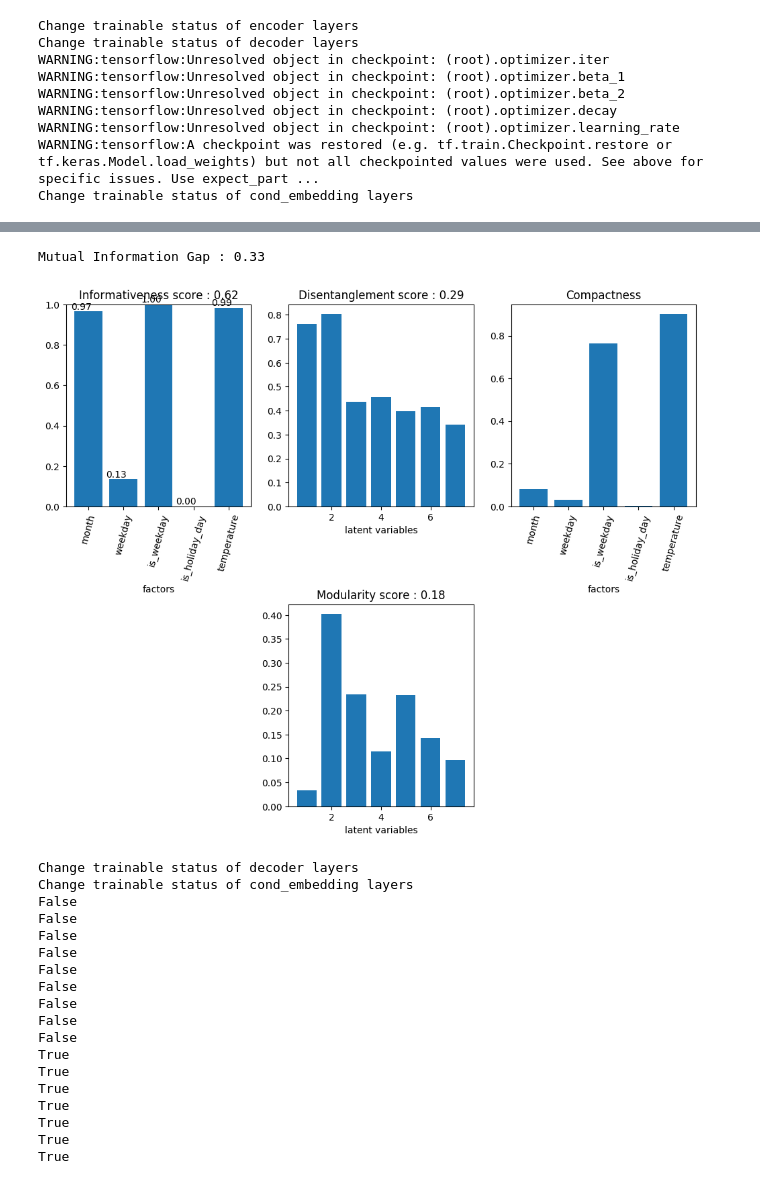
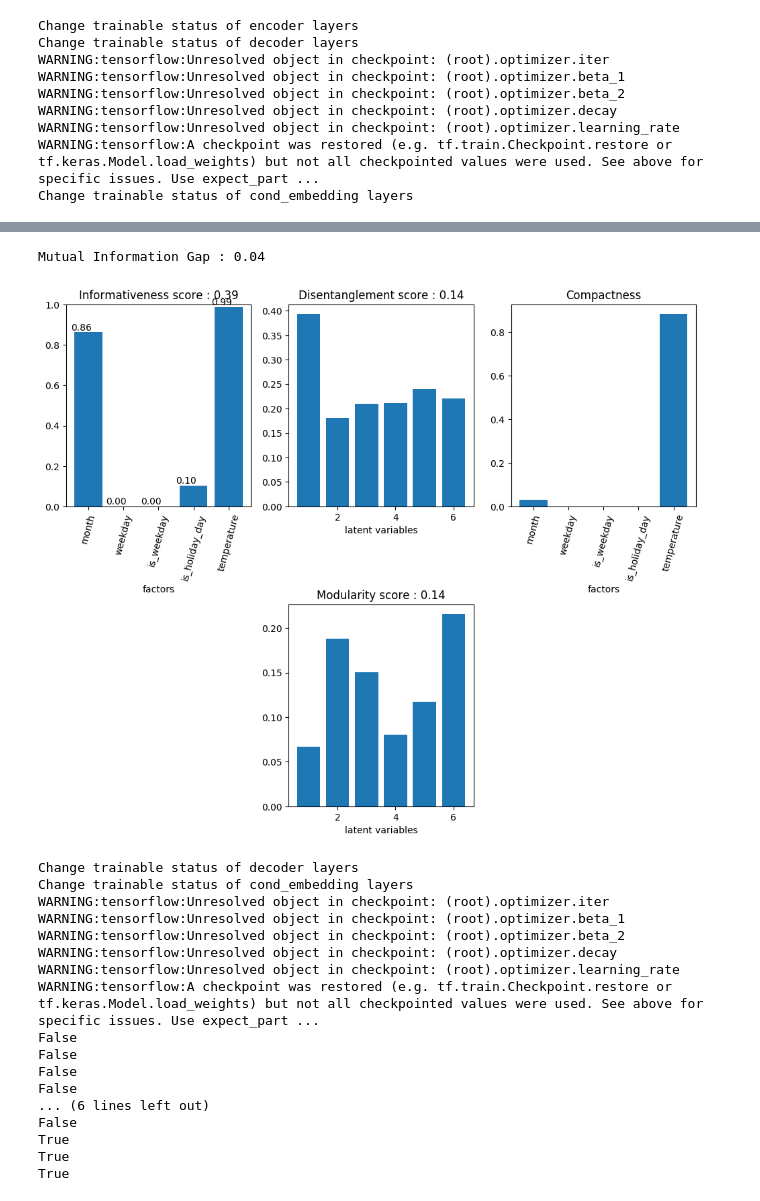
Before and after one commit to GoubetClem/VAE, a Jupyter notebook: Usecase_CVAE.ipynb, the cells around one changed output, grey strips where cells are left out. Drawn from its saved outputs; the diff is of its cells as text; code cells hidden in the pictures.

```diff
--- a/Usecase_CVAE.ipynb
+++ b/Usecase_CVAE.ipynb
@@ -877,7 +879,7 @@ tensorProj = True
 if tensorProj:
     tensorboardProjection(name_model,x,x_hat, x_encoded, x_conso, all_info, log_dir_projector, includeConsumptionProfileImages=True)
 # %%
-to_cond = ["temperature", "month", "day", "weekday"]
+to_cond = ["temperature", "month"]
 dataset_emb, cond_to_emb = get_dataset_autoencoder(dict_xconso=dict_xconso, list_cond=to_cond, embedding=True)
 # %% [output]
 temperature (1830, 48)
@@ -1076,7 +1099,7 @@ vae_params.model_params.encoder_dims = e_dims
 vae_params.model_params.decoder_dims = d_dims
 vae_params.model_params.cond_dims = cond_to_emb
 vae_params.model_params.with_embedding = True
-vae_params.model_params.emb_dims = [[36,22,10],[12,4],[],6]
+vae_params.model_params.emb_dims = [[36,22,10],[12,4],6]
 vae_params.model_params.nb_encoder_ensemble = 1
 
 
@@ -1203,12 +1242,12 @@ Mutual informations for epoch 249 are XZ :  11.306 ; X(C+Z) :  145.812 ; CZ :  1
 # %%
 cond_emb = mi_cvae.cond_embedding.predict(dataset_emb['train']['x'][1:])
 # %%
-model_eval, importanceMatrix =evaluateLatentCode(cond_emb, factorMatrix, factorDesc, orthogonalize=True, normalize_information=True)
+model_eval, importanceMatrix = evaluate_latent_code(cond_emb, factorMatrix, factorDesc, orthogonalize=True, normalize_information=True)
 #normalize_information normalise le score avec le minimum obtenu avec une projection aléatoire
-display_metrics(model_eval, 7, factorDesc)
+display_metrics(model_eval, 6, factorDesc)
 # %% [output]
-Mutual Information Gap : 0.33
+Mutual Information Gap : 0.04
-[figure, old version]
+[figure, new version]
 # %%
 mi_cvae.maketrainable(modelpart=['decoder'], boolean=True)
 mi_cvae.maketrainable(modelpart=['cond_embedding'], boolean=False)
@@ -1219,20 +1258,19 @@ for lay in mi_cvae.encoder.layers:
 # %% [output]
 Change trainable status of decoder layers
 Change trainable status of cond_embedding layers
+WARNING:tensorflow:Unresolved object in checkpoint: (root).optimizer.iter
+WARNING:tensorflow:Unresolved object in checkpoint: (root).optimizer.beta_1
+WARNING:tensorflow:Unresolved object in checkpoint: (root).optimizer.beta_2
+WARNING:tensorflow:Unresolved object in checkpoint: (root).optimizer.decay
+WARNING:tensorflow:Unresolved object in checkpoint: (root).optimizer.learning_rate
+WARNING:tensorflow:A checkpoint was restored (e.g. tf.train.Checkpoint.restore or tf.keras.Model.load_weights) but not all checkpointed values were used. See above for specific issues. Use expect_part ...
 False
 False
 False
 False
-False
-False
-False
-False
+... (6 lines left out)
 False
 True
 True
 True
-True
-True
-True
-True
 # %%
```
Also changed, not shown: parts of 29 cells of this notebook, 5 other files.
